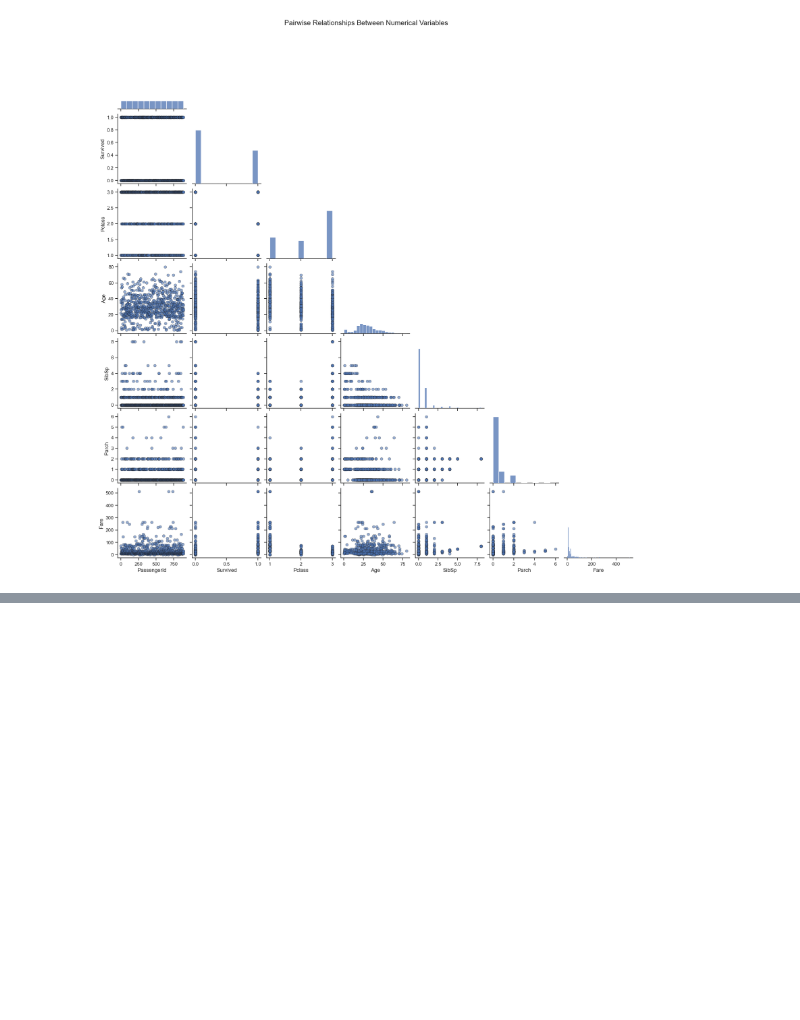
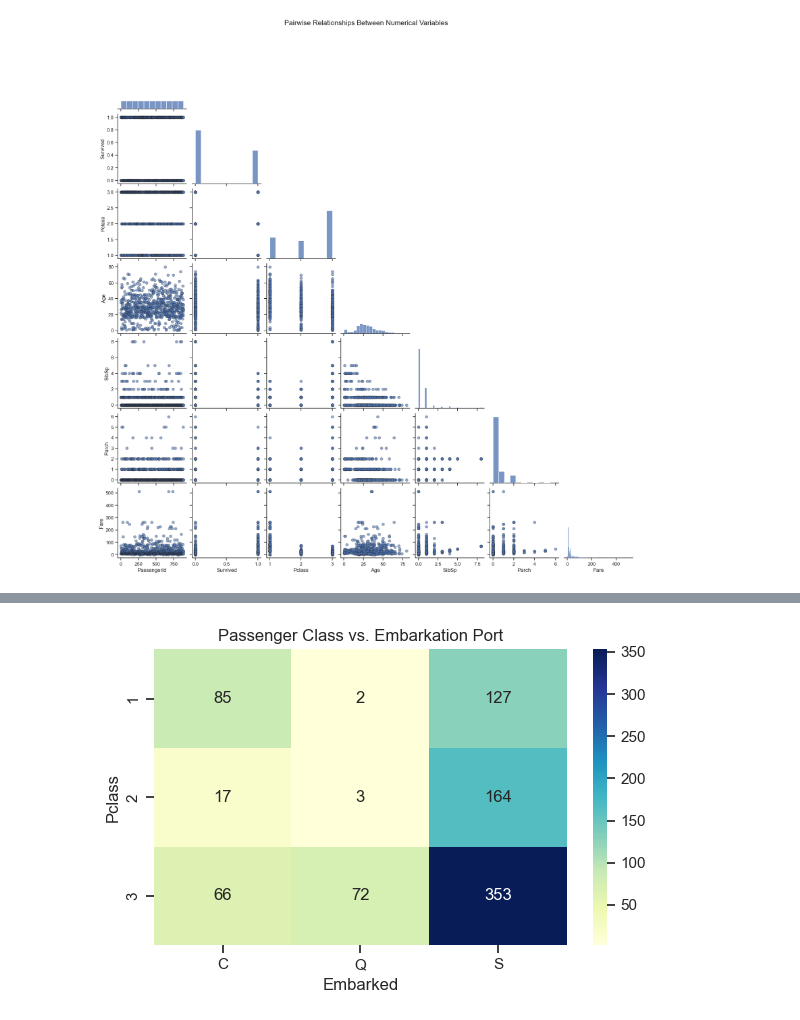
Before and after one commit to datasheng/CSC460-Shafin-Rehman, a Jupyter notebook: hw4/eda.ipynb, the cells around one changed output, grey strips where cells are left out. Saved outputs shown, nothing was run; the diff lists cells and outputs as text; code cells hidden in the pictures; blank space fills up the shorter version.

```diff
--- a/hw4/eda.ipynb
+++ b/hw4/eda.ipynb
@@ -202,0 +213,14 @@ plt.show()
+# %%
+# Create crosstab
+ct = pd.crosstab(df['Pclass'], df['Embarked'])
+
+# Plot heatmap
+plt.figure(figsize=(6,4))
+sns.heatmap(ct, annot=True, fmt="d", cmap="YlGnBu")
+plt.title("Passenger Class vs. Embarkation Port")
+plt.xlabel("Embarked")
+plt.ylabel("Pclass")
+plt.tight_layout()
+plt.show()
+# %% [output]
+[figure, added]
```
Also changed, not shown: parts of 4 cells of this notebook.
